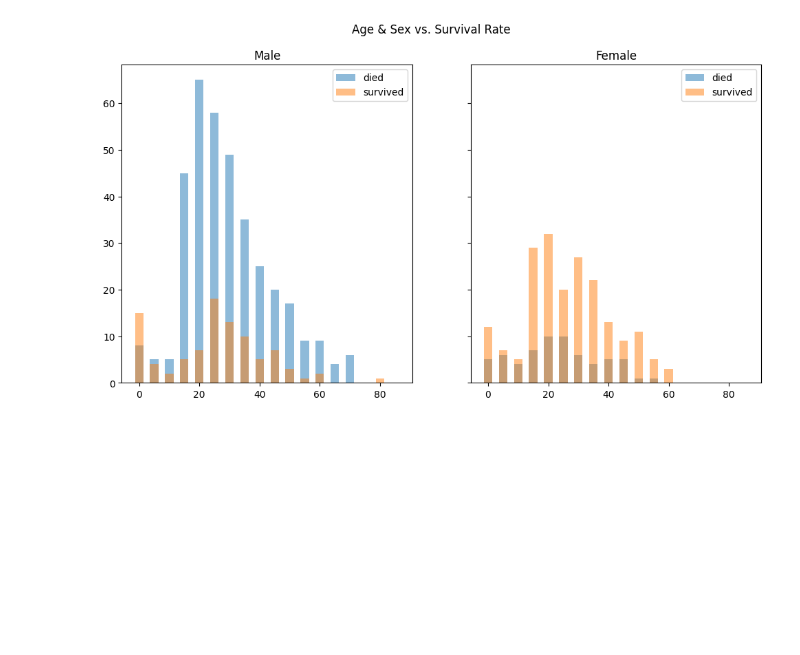
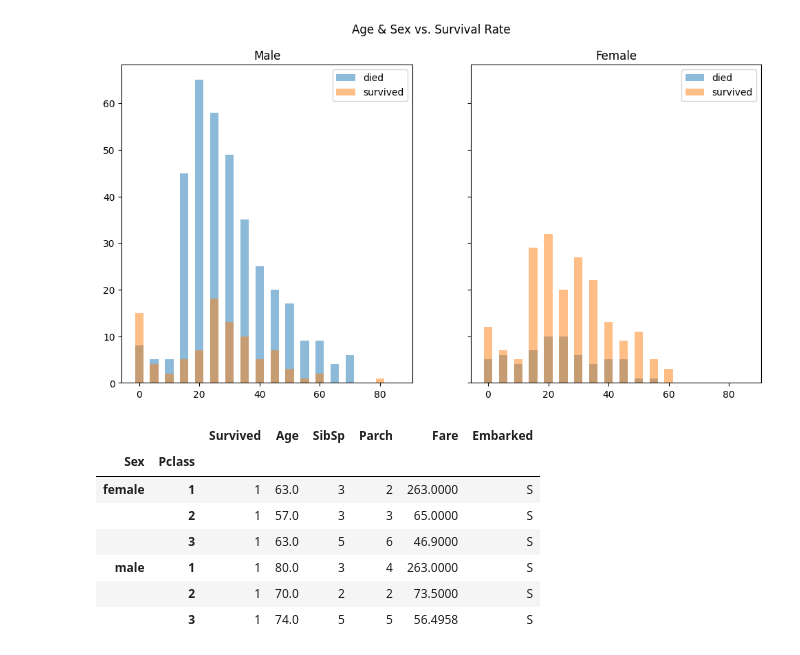
Before and after one commit to alexehrlich/titanic, a Jupyter notebook: data_exploration.ipynb, the cells around one changed output. Drawn from its saved outputs; the diff is of its cells as text; code cells hidden in the pictures; blank space fills up the shorter version.

```diff
--- a/data_exploration.ipynb
+++ b/data_exploration.ipynb
@@ -133,10 +133,10 @@ memory usage: 55.8+ KB
 # plt.show()
 # %%
 #Drop the outlier
-#outliers = train_df.index[train_df['Fare'] > 300].to_list()
-#train_df = train_df.drop(index=outliers)
-# plt.hist(list(train_df['Fare']))
-# plt.show()
+outliers = train_df.index[train_df['Fare'] > 300].to_list()
+train_df = train_df.drop(index=outliers)
+#plt.hist(list(train_df['Fare']))
+#plt.show()
 # %%
 # plt.scatter(list(train_df['Fare']), list(train_df['Pclass']))
 # plt.xlabel('Fare')
@@ -242,3 +242,14 @@ axes[1].legend()
 plt.show()
 # %% [output]
 [figure]
+# %%
+train_df.groupby(['Sex', 'Pclass']).max()
+# %% [output]
+|  |  | Survived | Age | SibSp | Parch | Fare | Embarked |
+| Sex | Pclass |  |  |  |  |  |  |
+| female | 1 | 1 | 63.0 | 3 | 2 | 263.0000 | S |
+|  | 2 | 1 | 57.0 | 3 | 3 | 65.0000 | S |
+|  | 3 | 1 | 63.0 | 5 | 6 | 46.9000 | S |
+| male | 1 | 1 | 80.0 | 3 | 4 | 263.0000 | S |
+|  | 2 | 1 | 70.0 | 2 | 2 | 73.5000 | S |
+|  | 3 | 1 | 74.0 | 5 | 5 | 56.4958 | S |
```
Also changed, not shown: parts of 8 cells of this notebook.
